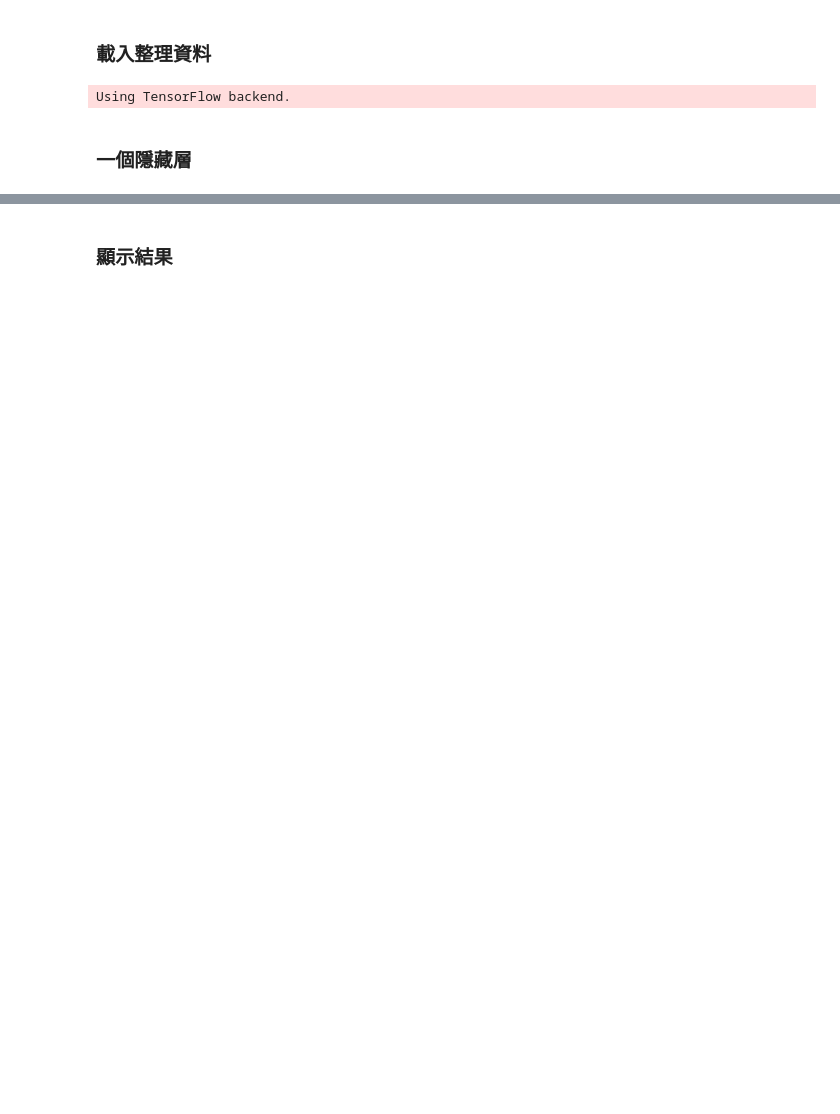
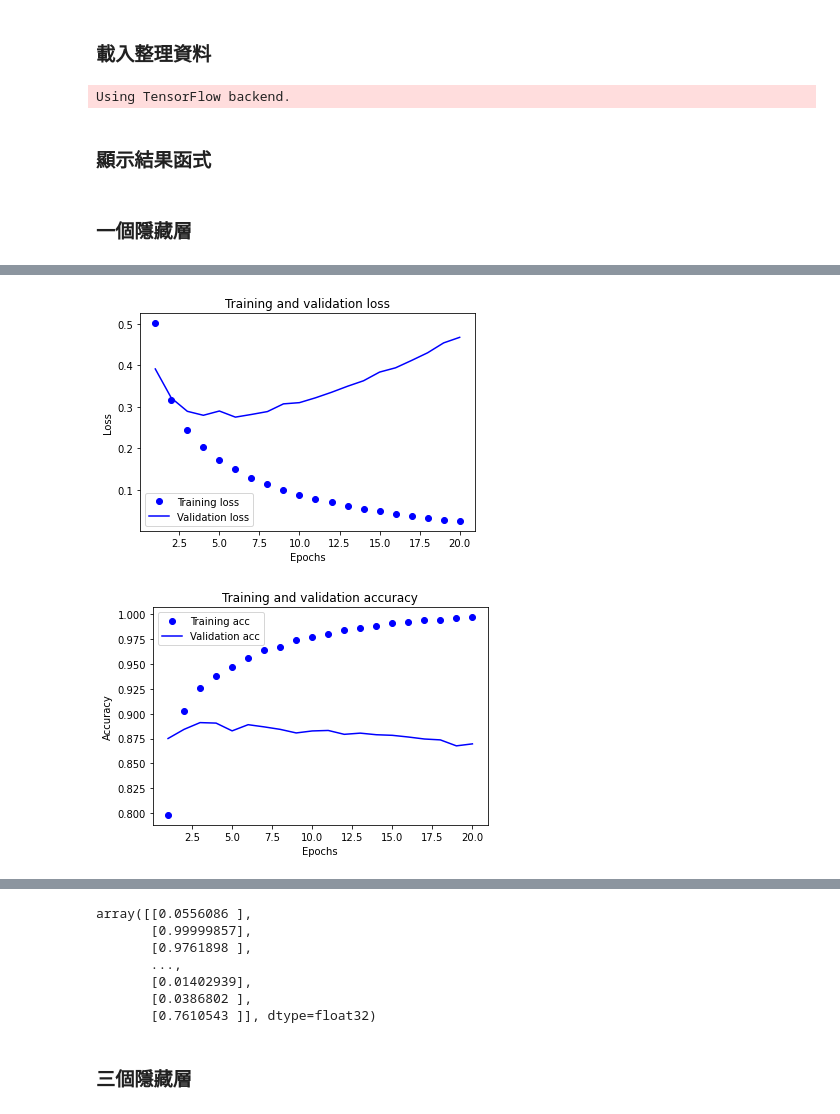
Before and after one commit to hotdog929/test-keras, a Jupyter notebook: Ch03-works.ipynb, the cells around one changed output, grey strips where cells are left out. Saved outputs shown, nothing was run; the diff lists cells and outputs as text; code cells hidden in the pictures; blank space fills up the shorter version.

```diff
--- a/Ch03-works.ipynb
+++ b/Ch03-works.ipynb
@@ -26,15 +33,41 @@ y_val = y_train[:10000]  #對應的, 要取標籤的前 10000 個做為驗證標
 partial_y_train = y_train[10000:]  #從標籤的第 10000 個開始才是訓練資料的標籤
 # %% [output]
 Using TensorFlow backend.
+# %% [markdown]
+### 顯示結果函式
+# %%
+def show_result(history, model):
+    history_dict = history.history
+
+    loss_values = history_dict['loss']  #取得每次訓練的 loss 訓練損失分數並存成 loss_values 變數
+    val_loss_values = history_dict['val_loss']  #取得每次驗證的 val_loss 驗證損失分數並指定給 val_loss_values 變數
+
+    epochs = range(1, len(loss_values)+ 1)  #len(loss_values) 項目個數為 20,範圍從 1 到 21 (不含 21) 的期間
+
+    plt.plot(epochs, loss_values, 'bo', label='Training loss')  #以 'b' 指定用藍色線條畫出 x 軸為訓練週期、y 軸為驗證損失分數的圖表, 標籤設為驗證損失分數
+    plt.plot(epochs, val_loss_values, 'b', label='Validation loss')  #以 'bo' 指定用藍色點點畫出 x 軸為訓練週期、y 軸為訓練損失分數的圖表, 標籤設為訓練損失分數
+    plt.title('Training and validation loss')
+    plt.xlabel('Epochs')  #將此圖表標題的 x 軸設為訓練週期分數
+    plt.ylabel('Loss')  #將此圖表標題的 y 軸設為損失
+    plt.legend()  #可以追加每個輸出圖表的圖像名稱
+    plt.show()  #顯示圖表
+
+    plt.clf()  #清除圖表
+    acc = history_dict['acc']
+    val_acc = history_dict['val_acc']
+    plt.plot(epochs, acc, 'bo', label='Training acc')
+    plt.plot(epochs, val_acc, 'b', label='Validation acc')
+    plt.title('Training and validation accuracy')
+    plt.xlabel('Epochs')
+    plt.ylabel('Accuracy')
+    plt.legend()
+    plt.show()
+
+    results = model.evaluate(x_test, y_test)  #輸入測試資料與測試標籤進行評估
+    print(results)
 # %% [markdown]
 ### 一個隱藏層
 # %%
-from keras import models
-from keras import layers
-from keras import optimizers
-from keras import losses
-from keras import metrics
-
 model = models.Sequential()  #使用 models 模組的 Sequential 類別, 建立一個物件讓新增的神經網路層可以進行堆疊
 model.add(layers.Dense(16, activation='relu', input_shape=(10000, )))  #輸入層
 model.add(layers.Dense(1, activation='sigmoid'))  #輸出層
@@ -58,7 +91,8 @@ history = model.fit(partial_x_train,
                     batch_size=512,
                     validation_data=(x_val, y_val))  #同時傳入驗證集的資料與標籤
 
-history_dict = history.history
+show_result(history, model)
+model.predict(x_test)
 # %% [output]
 Train on 15000 samples, validate on 10000 samples
 Epoch 1/20
@@ -79,0 +114,2 @@ Epoch 20/20
+[figure, added]
+[figure, added]
@@ -80,2 +118,9 @@ Epoch 20/20
+array([[0.0556086 ],
+       [0.99999857],
+       [0.9761898 ],
+       ...,
+       [0.01402939],
+       [0.0386802 ],
+       [0.7610543 ]], dtype=float32)
 # %% [markdown]
-### 顯示結果
+### 三個隱藏層
```
Also changed, not shown: parts of 4 cells of this notebook.
